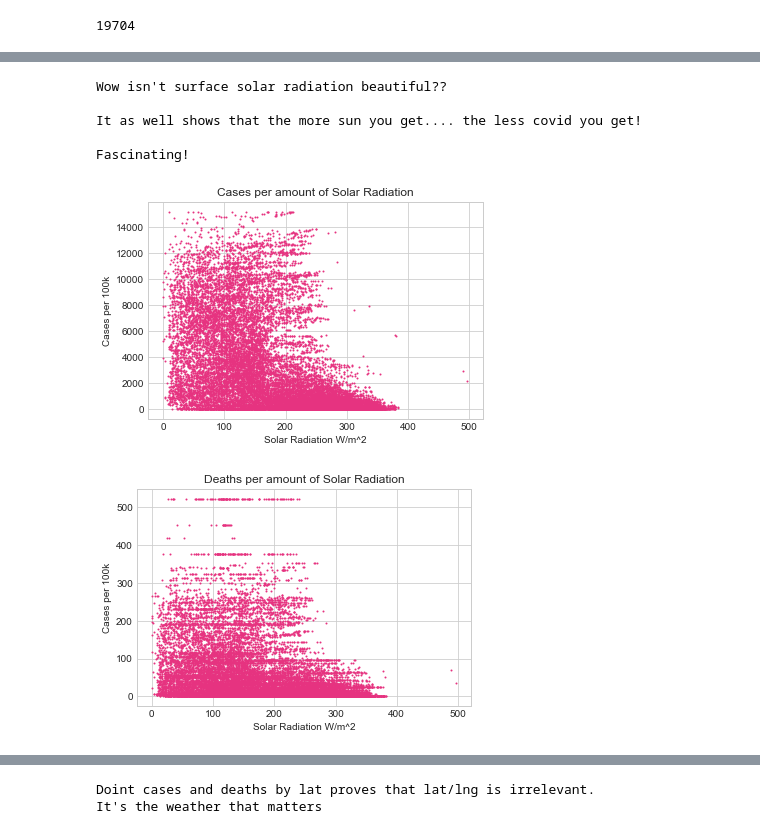
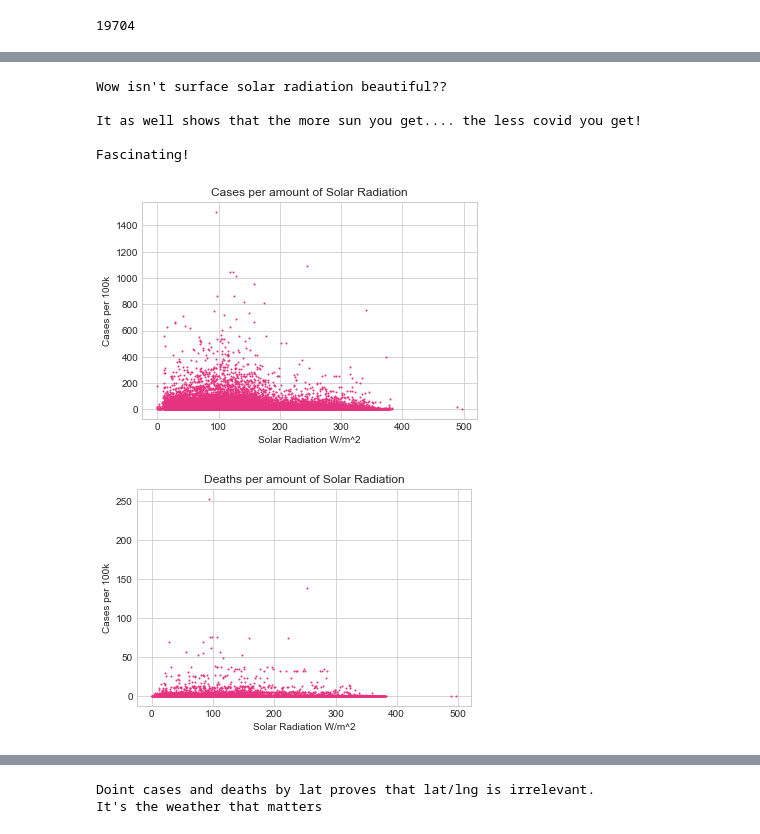
Before and after one commit to pkriger/project-01, a Jupyter notebook: Weather_Analysis - copy PK.ipynb, the cells around one changed output, grey strips where cells are left out. Drawn from its saved outputs; the diff is of its cells as text; code cells hidden in the pictures.

```diff
--- a/Weather_Analysis - copy PK.ipynb
+++ b/Weather_Analysis - copy PK.ipynb
@@ -129,29 +107,29 @@ This Graph shows even more clearly that temperature has a negative correlation t
 # %%
-plt.scatter(weather_df['surface_solar_radiation'],weather_df['cases_per_100k'],s=1,c=[(0.9, 0.2, 0.5)])
+plt.scatter(weather_df['surface_solar_radiation'],weather_df['new_cases_per_100k'],s=1,c=[(0.9, 0.2, 0.5)])
 plt.title("Cases per amount of Solar Radiation")
 plt.xlabel("Solar Radiation W/m^2")
 plt.ylabel("Cases per 100k")
 print("""Wow isn't surface solar radiation beautiful??
 
 It as well shows that the more sun you get.... the less covid you get!
 
 Fascinating!""")
 plt.show()
 
-plt.scatter(weather_df['surface_solar_radiation'],weather_df['deaths_per_100k'],s=1,c=[(0.9, 0.2, 0.5)])
+plt.scatter(weather_df['surface_solar_radiation'],weather_df['new_deaths_per_100k'],s=1,c=[(0.9, 0.2, 0.5)])
 plt.title("Deaths per amount of Solar Radiation")
 plt.xlabel("Solar Radiation W/m^2")
 plt.ylabel("Cases per 100k")
 print("""""")
 plt.show()
 # %% [output]
 Wow isn't surface solar radiation beautiful??
 
 It as well shows that the more sun you get.... the less covid you get!
 
 Fascinating!
-[figure, old version]
+[figure, new version]
-[figure, old version]
+[figure, new version]
 # %%
 #maybe sort by population and see if temperature/solar radiation have a simulaer effect
 # depending on population bucket
```
Also changed, not shown: parts of 8 cells of this notebook.
